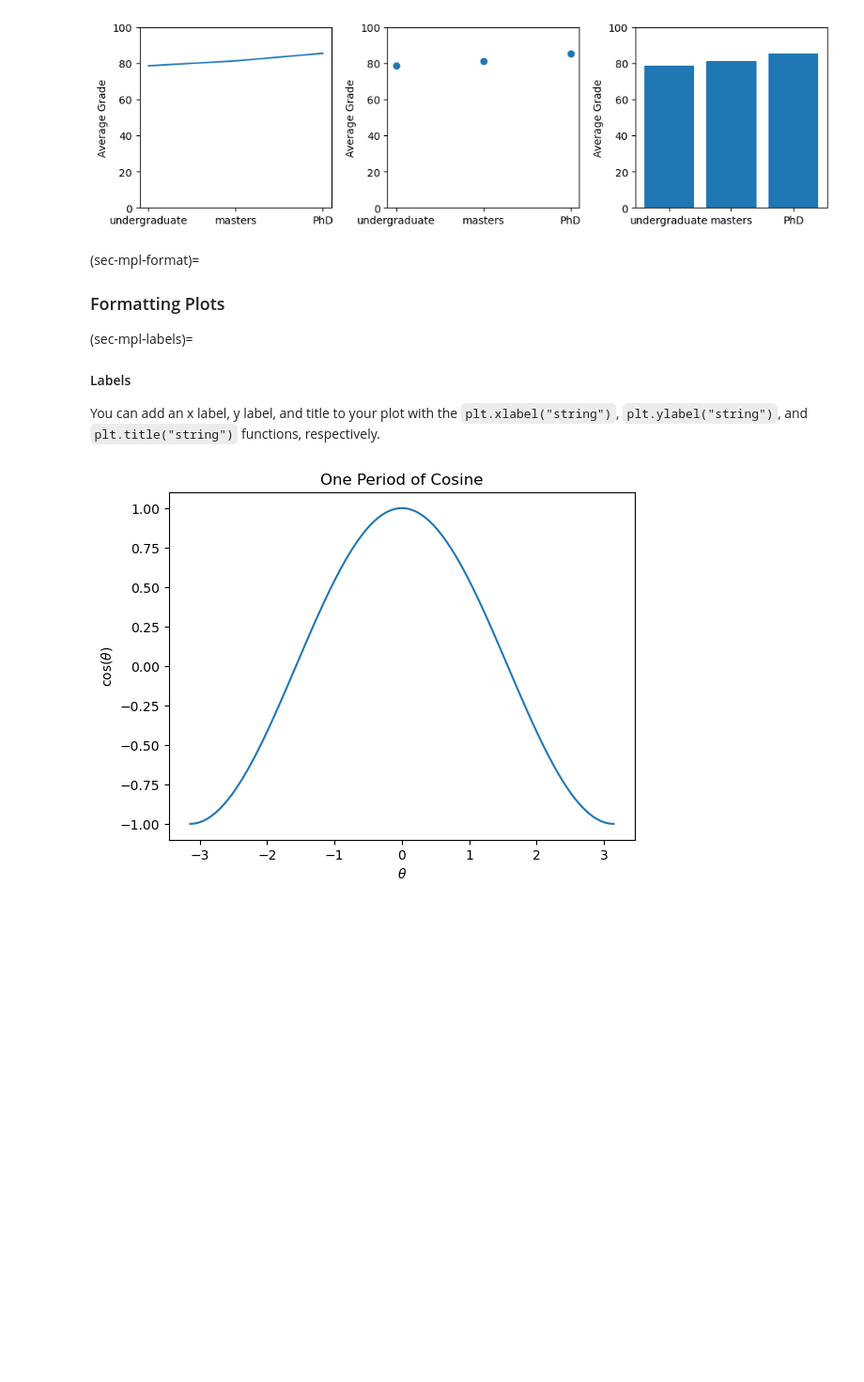
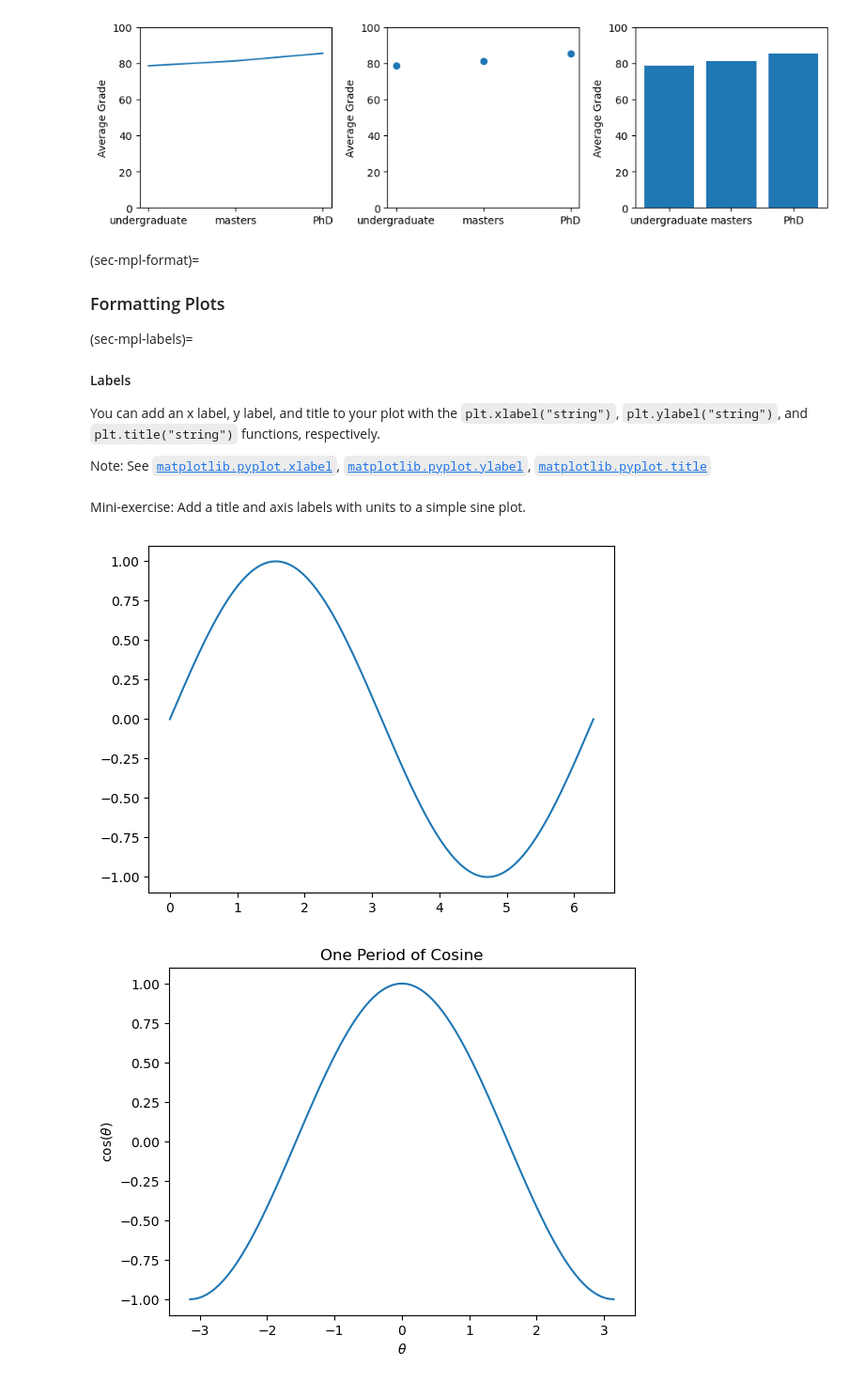
Before and after one commit to SECQUOIA/PU_CHE597_S2025, a Jupyter notebook: 3-Matplotlib/Matplotlib.ipynb, the cells around one changed output. Shown at 94% size. Drawn from its saved outputs; the diff is of its cells as text; code cells hidden in the pictures; blank space fills up the shorter version.

```diff
--- a/3-Matplotlib/Matplotlib.ipynb
+++ b/3-Matplotlib/Matplotlib.ipynb
@@ -185,6 +252,19 @@ plt.show()
 (sec-mpl-labels)=
 #### Labels
 You can add an x label, y label, and title to your plot with the `plt.xlabel("string")`, `plt.ylabel("string")`, and `plt.title("string")` functions, respectively.
+
+
+Note: See [`matplotlib.pyplot.xlabel`](https://matplotlib.org/stable/api/_as_gen/matplotlib.pyplot.xlabel.html), [`matplotlib.pyplot.ylabel`](https://matplotlib.org/stable/api/_as_gen/matplotlib.pyplot.ylabel.html), [`matplotlib.pyplot.title`](https://matplotlib.org/stable/api/_as_gen/matplotlib.pyplot.title.html)
+# %% [markdown]
+Mini-exercise: Add a title and axis labels with units to a simple sine plot.
+# %%
+x = np.linspace(0, 2*np.pi, 200)
+y = np.sin(x)
+plt.plot(x, y)
+# TODO: add title and axis labels with units
+plt.show()
+# %% [output]
+[figure, added]
 # %%
 x = np.linspace(-np.pi,np.pi,100)
 plt.plot(x,np.cos(x))
```
Also changed, not shown: parts of 39 cells of this notebook.
